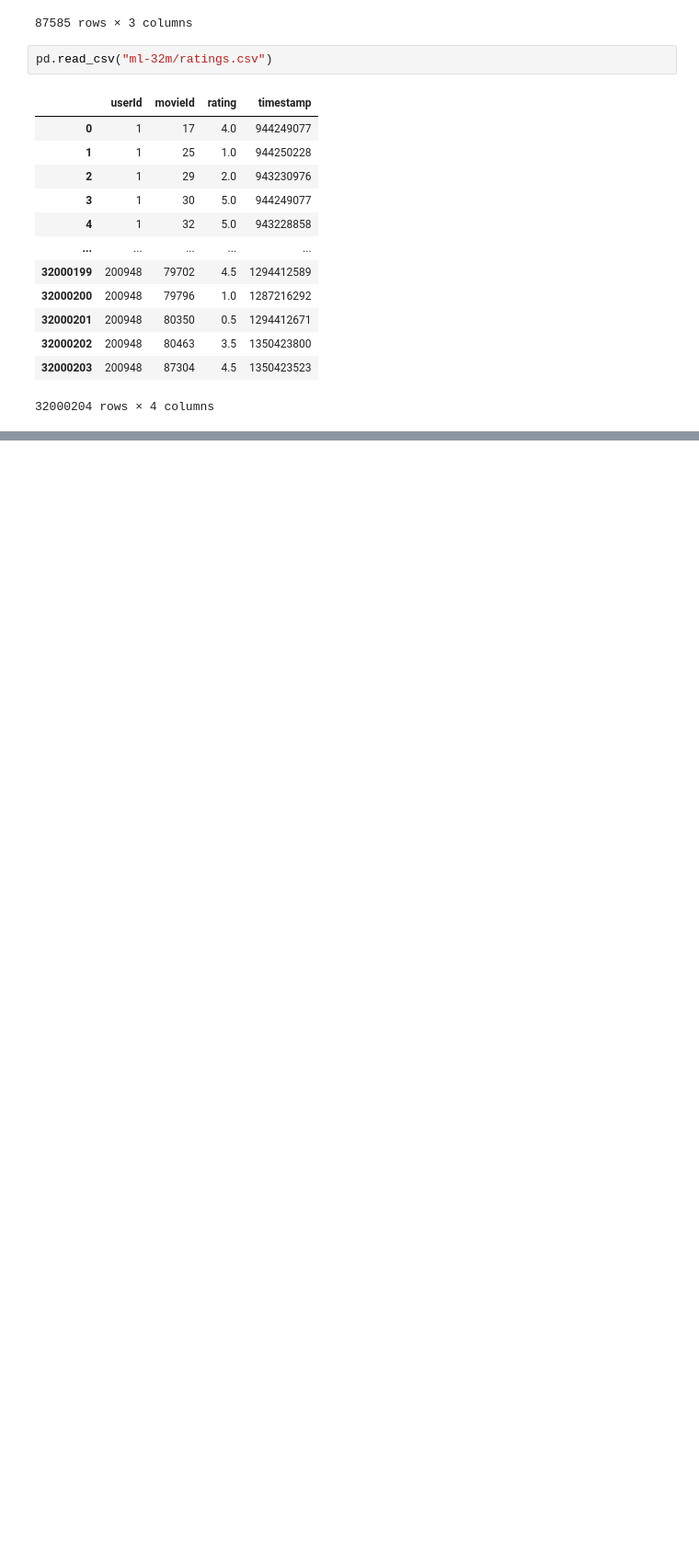
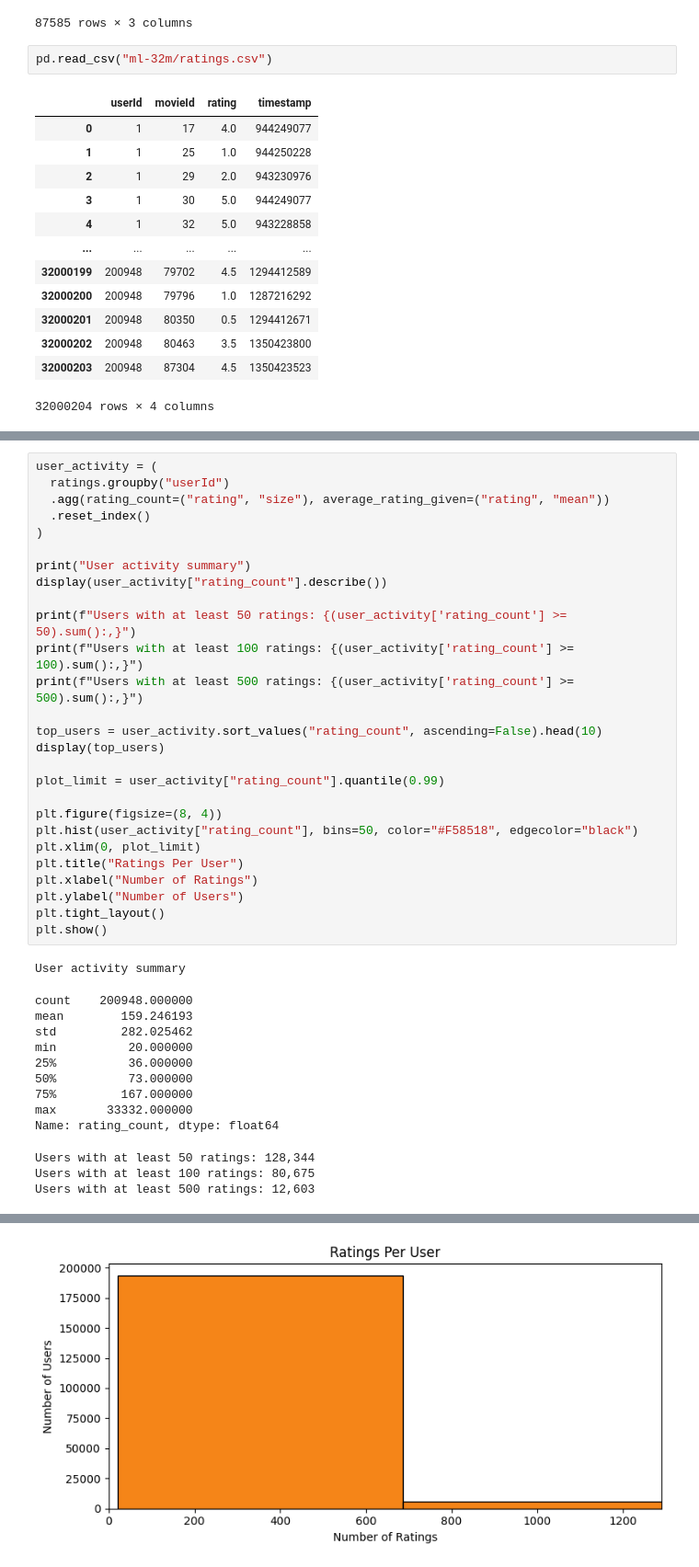
Before and after one commit to anthonyjk/movie-recommendation-site, a Jupyter notebook: data_exploration.ipynb, the cells around one changed output, grey strips where cells are left out. Shown at 92% size. Saved outputs shown, nothing was run; the diff lists cells and outputs as text; blank space fills up the shorter version.

```diff
--- a/data_exploration.ipynb
+++ b/data_exploration.ipynb
@@ -34,0 +226,43 @@ pd.read_csv("ml-32m/ratings.csv")
+# %%
+user_activity = (
+  ratings.groupby("userId")
+  .agg(rating_count=("rating", "size"), average_rating_given=("rating", "mean"))
+  .reset_index()
+)
+
+print("User activity summary")
+display(user_activity["rating_count"].describe())
+
+print(f"Users with at least 50 ratings: {(user_activity['rating_count'] >= 50).sum():,}")
+print(f"Users with at least 100 ratings: {(user_activity['rating_count'] >=
+100).sum():,}")
+print(f"Users with at least 500 ratings: {(user_activity['rating_count'] >=
+500).sum():,}")
+
+top_users = user_activity.sort_values("rating_count", ascending=False).head(10)
+display(top_users)
+
+plot_limit = user_activity["rating_count"].quantile(0.99)
+
+plt.figure(figsize=(8, 4))
+plt.hist(user_activity["rating_count"], bins=50, color="#F58518", edgecolor="black")
+plt.xlim(0, plot_limit)
+plt.title("Ratings Per User")
+plt.xlabel("Number of Ratings")
+plt.ylabel("Number of Users")
+plt.tight_layout()
+plt.show()
+# %% [output]
+User activity summary
+count    200948.000000
+mean        159.246193
+std         282.025462
+min          20.000000
+25%          36.000000
+50%          73.000000
+75%         167.000000
+max       33332.000000
+Name: rating_count, dtype: float64
+Users with at least 50 ratings: 128,344
+Users with at least 100 ratings: 80,675
+Users with at least 500 ratings: 12,603
@@ -34,0 +280 @@ pd.read_csv("ml-32m/ratings.csv")
+[figure, added]
```
Also changed, not shown: parts of 15 cells of this notebook.
